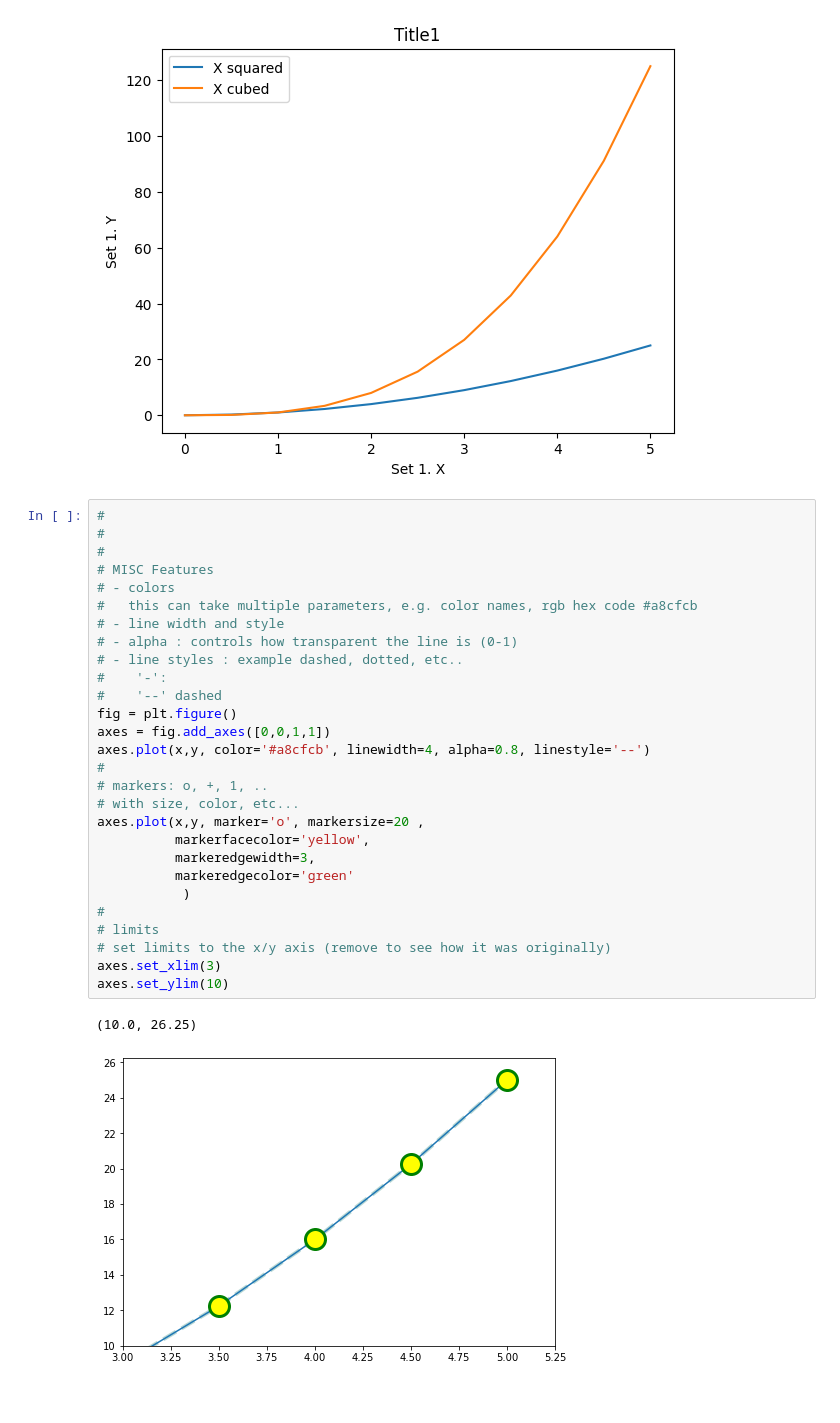
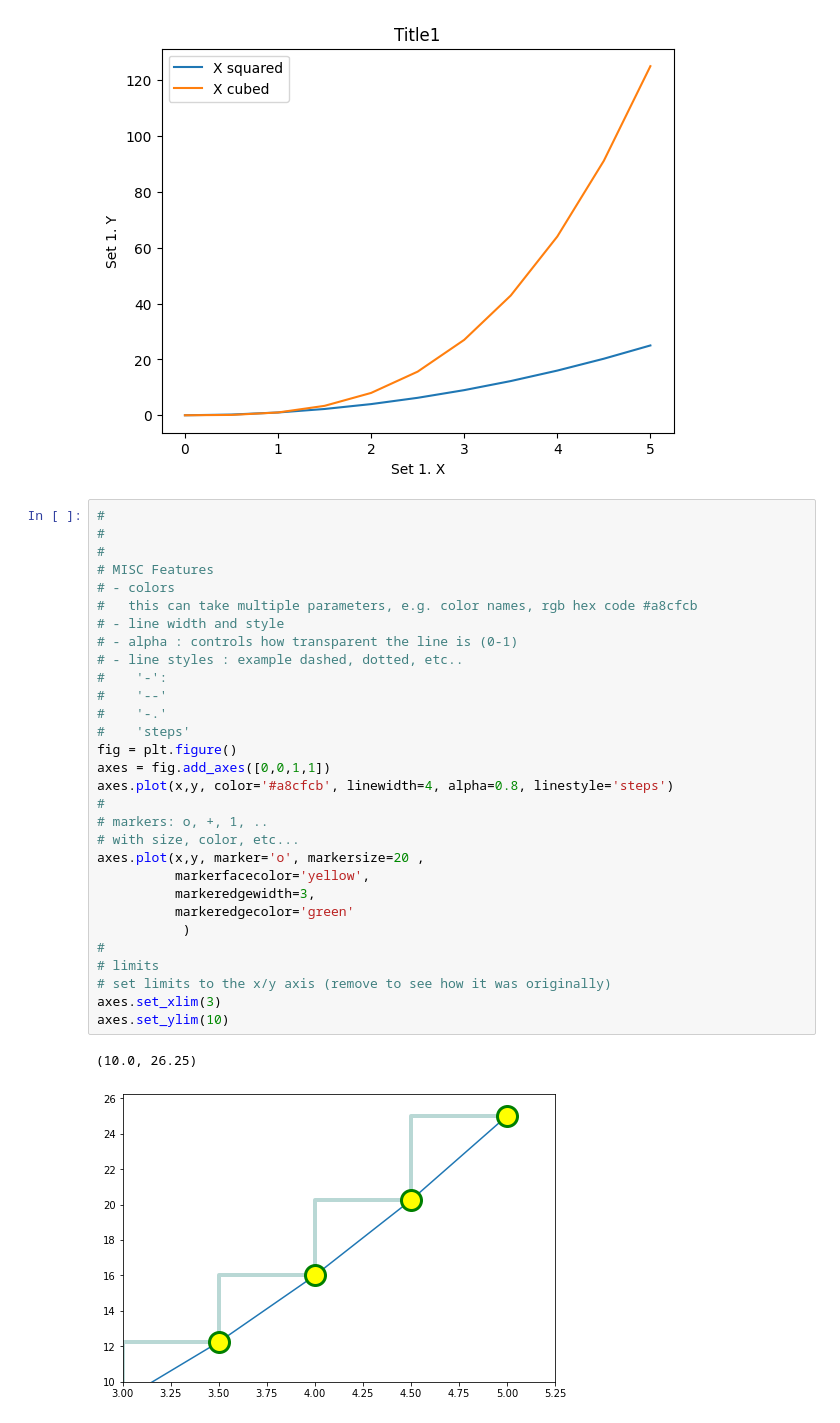
Before and after one commit to valeriog2023/udemy, a Jupyter notebook: Python_For_Financial_Analysis/6_matplotlib.ipynb, the cells around one changed output. Cells and saved outputs as stored; diff of their text form.

```diff
--- a/Python_For_Financial_Analysis/6_matplotlib.ipynb
+++ b/Python_For_Financial_Analysis/6_matplotlib.ipynb
@@ -128,31 +128,33 @@ plt.tight_layout()
 # %%
 #
 #
 #
 # MISC Features
 # - colors
 #   this can take multiple parameters, e.g. color names, rgb hex code #a8cfcb
 # - line width and style
 # - alpha : controls how transparent the line is (0-1)
 # - line styles : example dashed, dotted, etc..
 #    '-':
-#    '--' dashed
+#    '--'
+#    '-.'
+#    'steps'
 fig = plt.figure()
 axes = fig.add_axes([0,0,1,1])
-axes.plot(x,y, color='#a8cfcb', linewidth=4, alpha=0.8, linestyle='--')
+axes.plot(x,y, color='#a8cfcb', linewidth=4, alpha=0.8, linestyle='steps')
 #
 # markers: o, +, 1, ..
 # with size, color, etc...
 axes.plot(x,y, marker='o', markersize=20 ,
           markerfacecolor='yellow',
           markeredgewidth=3,
           markeredgecolor='green'
            )
 #
 # limits
 # set limits to the x/y axis (remove to see how it was originally)
 axes.set_xlim(3)
 axes.set_ylim(10)
 # %% [output]
 (10.0, 26.25)
-[figure, old version]
+[figure, new version]
```
Also changed, not shown: 4 other files.
